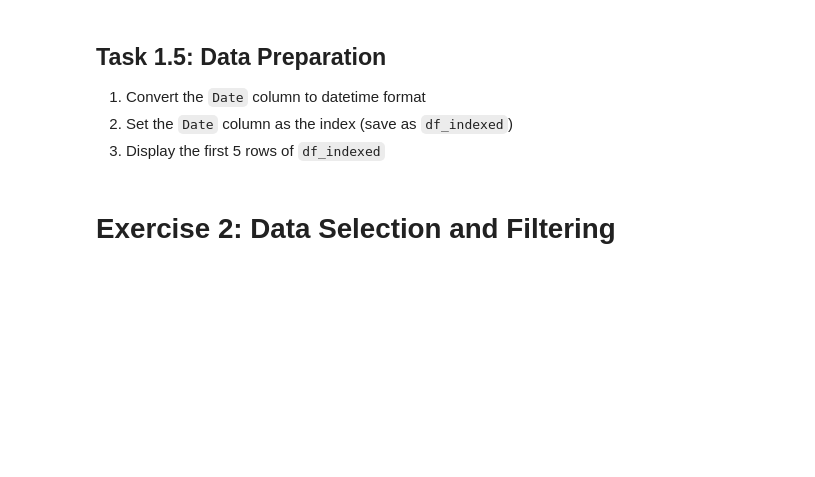
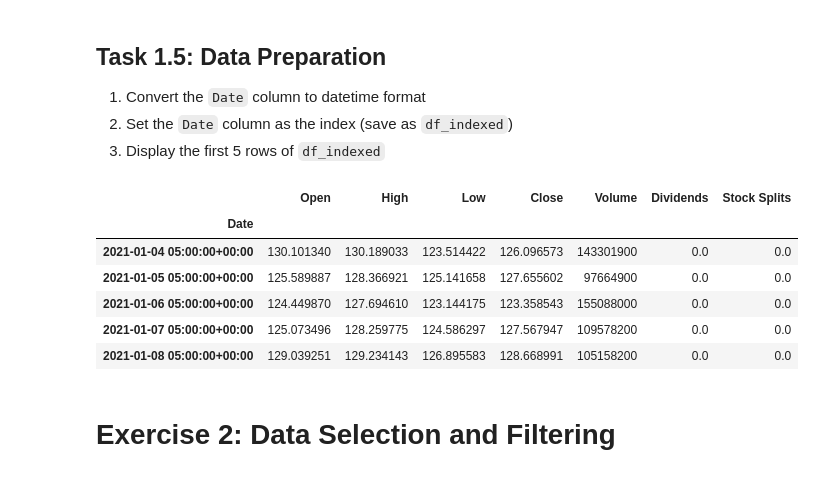
Before and after one commit to kuruscufatih/applied-finance-python, a Jupyter notebook: 0_learning_python/python_advanced/exercise_pandas.ipynb, the cells around one changed output. Drawn from its saved outputs; the diff is of its cells as text; code cells hidden in the pictures; blank space fills up the shorter version.

```diff
--- a/0_learning_python/python_advanced/exercise_pandas.ipynb
+++ b/0_learning_python/python_advanced/exercise_pandas.ipynb
@@ -47,6 +117,18 @@ Calculate and display:
 1. Convert the `Date` column to datetime format
 2. Set the `Date` column as the index (save as `df_indexed`)
 3. Display the first 5 rows of `df_indexed`
+# %%
+df['Date'] = pd.to_datetime(df['Date'], utc=True)
+df_indexed = df.set_index('Date')
+df_indexed.head()
+# %% [output]
+|  | Open | High | Low | Close | Volume | Dividends | Stock Splits |
+| Date |  |  |  |  |  |  |  |
+| 2021-01-04 05:00:00+00:00 | 130.101340 | 130.189033 | 123.514422 | 126.096573 | 143301900 | 0.0 | 0.0 |
+| 2021-01-05 05:00:00+00:00 | 125.589887 | 128.366921 | 125.141658 | 127.655602 | 97664900 | 0.0 | 0.0 |
+| 2021-01-06 05:00:00+00:00 | 124.449870 | 127.694610 | 123.144175 | 123.358543 | 155088000 | 0.0 | 0.0 |
+| 2021-01-07 05:00:00+00:00 | 125.073496 | 128.259775 | 124.586297 | 127.567947 | 109578200 | 0.0 | 0.0 |
+| 2021-01-08 05:00:00+00:00 | 129.039251 | 129.234143 | 126.895583 | 128.668991 | 105158200 | 0.0 | 0.0 |
 # %% [markdown]
 # Exercise 2: Data Selection and Filtering
 # %% [markdown]
```
Also changed, not shown: parts of 20 cells of this notebook, 2 other files.
